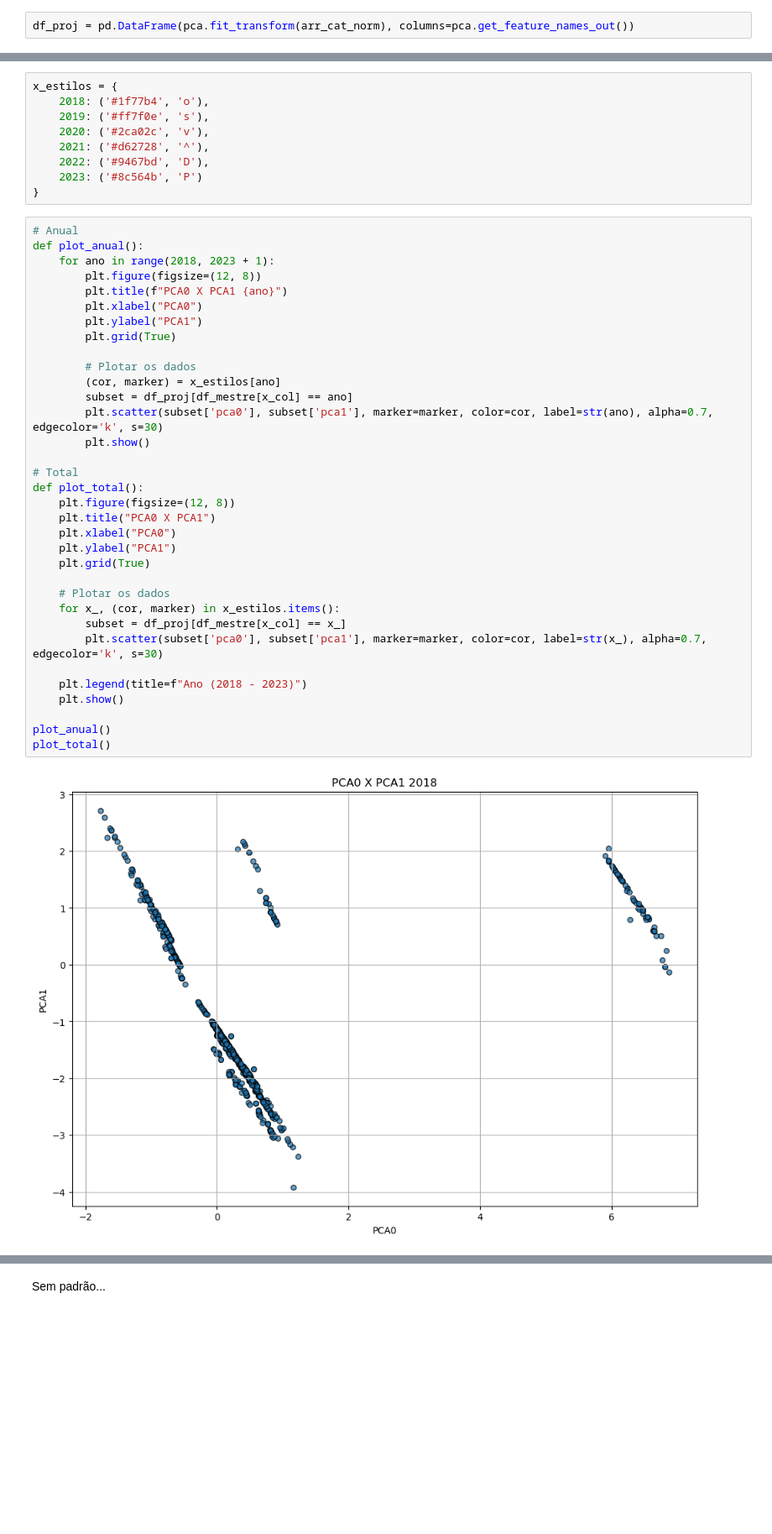
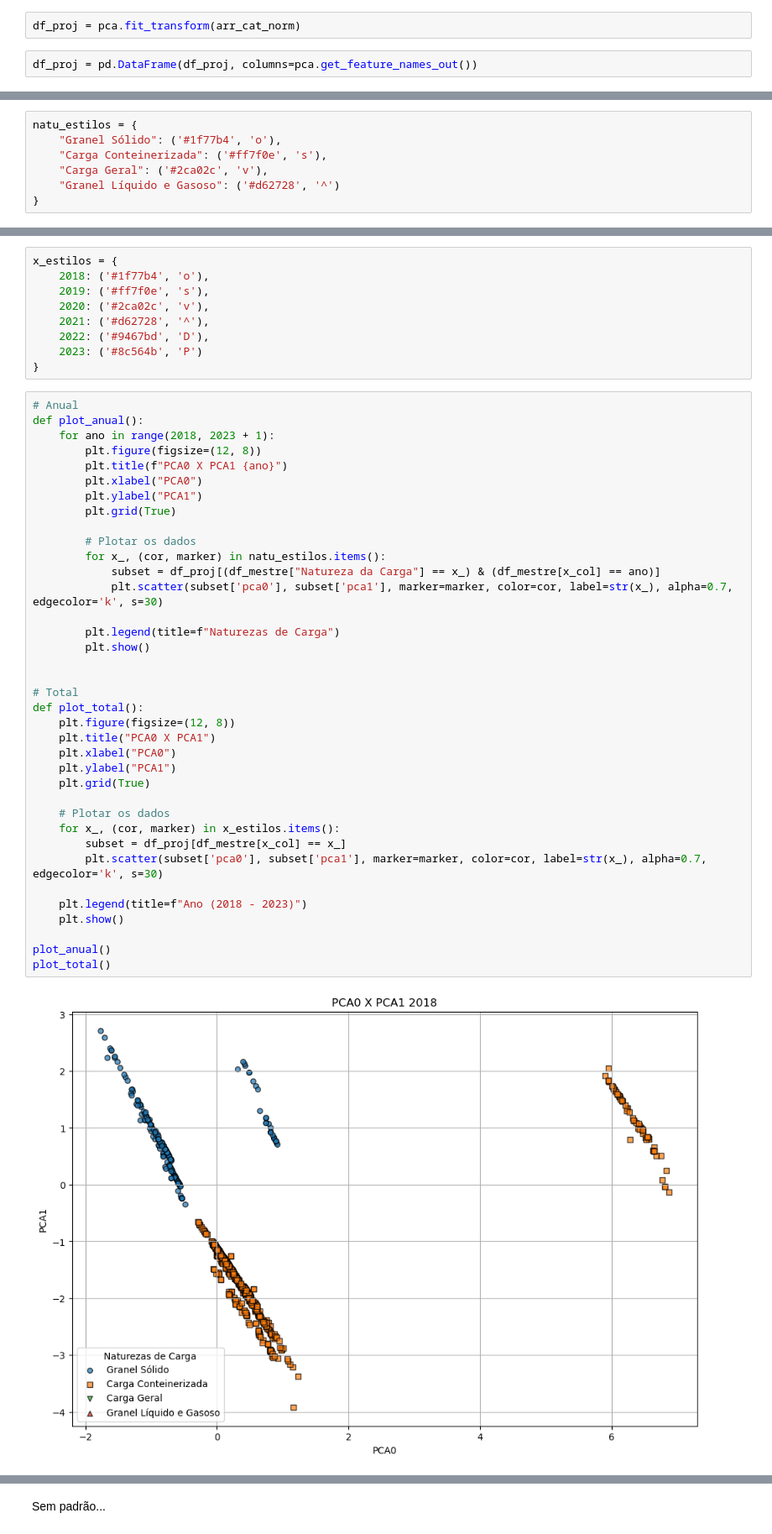
Before and after one commit to igorzeck/PCA, a Jupyter notebook: correlac_df_santos_imp_especifico.ipynb, the cells around one changed output, grey strips where cells are left out. Shown at 84% size. Drawn from its saved outputs; the diff is of its cells as text; blank space fills up the shorter version.

Commit message:
Organização geral

```diff
--- a/correlac_df_santos_imp_especifico.ipynb
+++ b/correlac_df_santos_imp_especifico.ipynb
@@ -143,5 +172,7 @@ arr_cat_norm = normalizador.fit_transform(df_cat)
 ### Estimador e projeção
 # %%
 pca = PCA()
+# %%
+df_proj = pca.fit_transform(arr_cat_norm)
 # %%
-df_proj = pd.DataFrame(pca.fit_transform(arr_cat_norm), columns=pca.get_feature_names_out())
+df_proj = pd.DataFrame(df_proj, columns=pca.get_feature_names_out())
@@ -179,0 +273,7 @@ Um gráfico 3D pra ver a distribuição de carganão seria má ideia
+# %%
+natu_estilos = {
+    "Granel Sólido": ('#1f77b4', 'o'),
+    "Carga Conteinerizada": ('#ff7f0e', 's'),
+    "Carga Geral": ('#2ca02c', 'v'),
+    "Granel Líquido e Gasoso": ('#d62728', '^')
+}
@@ -203,34 +323,37 @@ x_estilos = {
 def plot_anual():
     for ano in range(2018, 2023 + 1):
         plt.figure(figsize=(12, 8))
         plt.title(f"PCA0 X PCA1 {ano}")
         plt.xlabel("PCA0")
         plt.ylabel("PCA1")
         plt.grid(True)
 
         # Plotar os dados
-        (cor, marker) = x_estilos[ano]
-        subset = df_proj[df_mestre[x_col] == ano]
-        plt.scatter(subset['pca0'], subset['pca1'], marker=marker, color=cor, label=str(ano), alpha=0.7, edgecolor='k', s=30)
+        for x_, (cor, marker) in natu_estilos.items():
+            subset = df_proj[(df_mestre["Natureza da Carga"] == x_) & (df_mestre[x_col] == ano)]
+            plt.scatter(subset['pca0'], subset['pca1'], marker=marker, color=cor, label=str(x_), alpha=0.7, edgecolor='k', s=30)
+
+        plt.legend(title=f"Naturezas de Carga")
         plt.show()
+
 
 # Total
 def plot_total():
     plt.figure(figsize=(12, 8))
     plt.title("PCA0 X PCA1")
     plt.xlabel("PCA0")
     plt.ylabel("PCA1")
     plt.grid(True)
 
     # Plotar os dados
     for x_, (cor, marker) in x_estilos.items():
         subset = df_proj[df_mestre[x_col] == x_]
         plt.scatter(subset['pca0'], subset['pca1'], marker=marker, color=cor, label=str(x_), alpha=0.7, edgecolor='k', s=30)
 
     plt.legend(title=f"Ano (2018 - 2023)")
     plt.show()
 
 plot_anual()
 plot_total()
 # %% [output]
-[figure, old version]
+[figure, new version]
```
Also changed, not shown: parts of 45 cells of this notebook, 17 other files.
